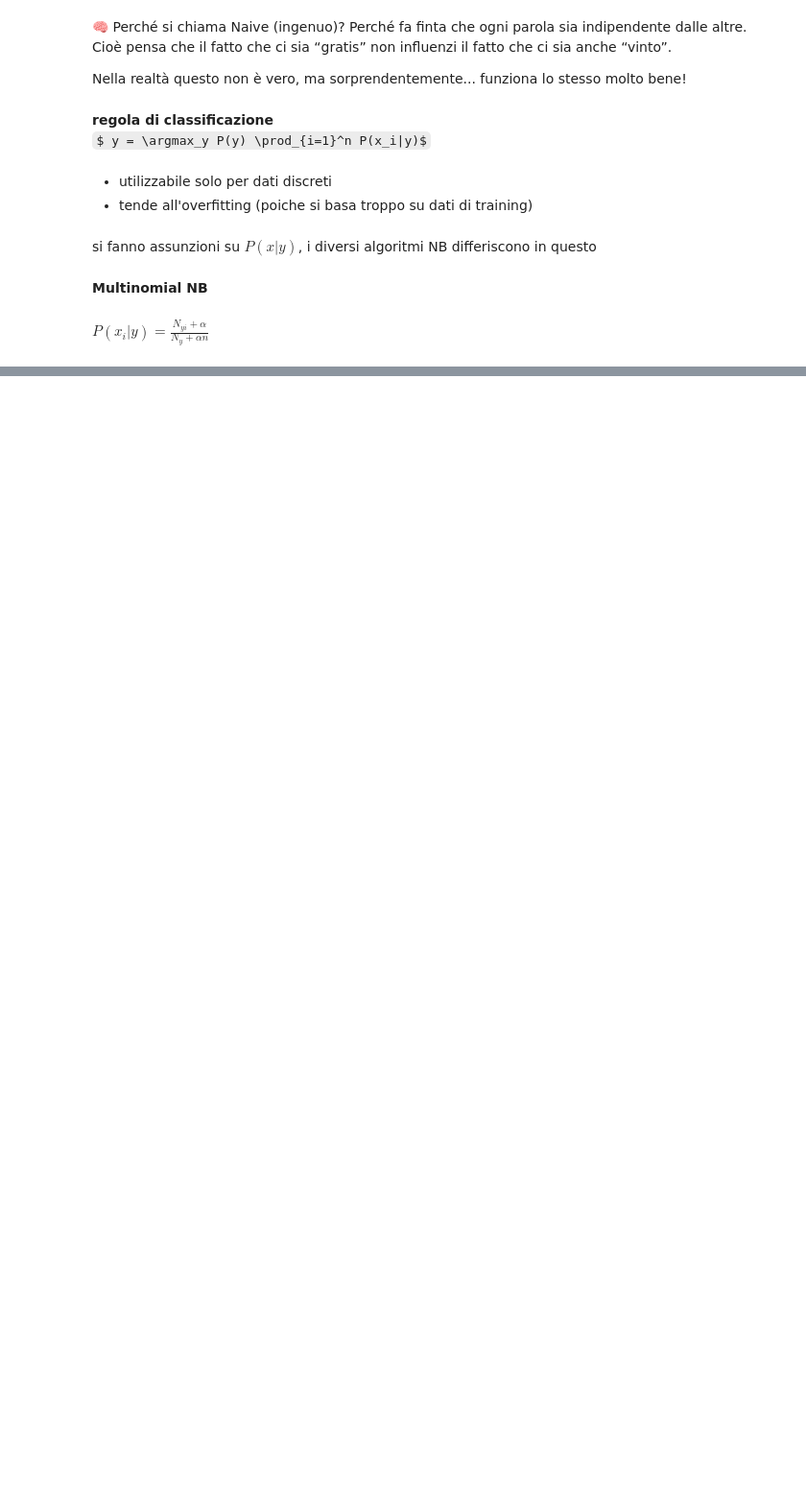
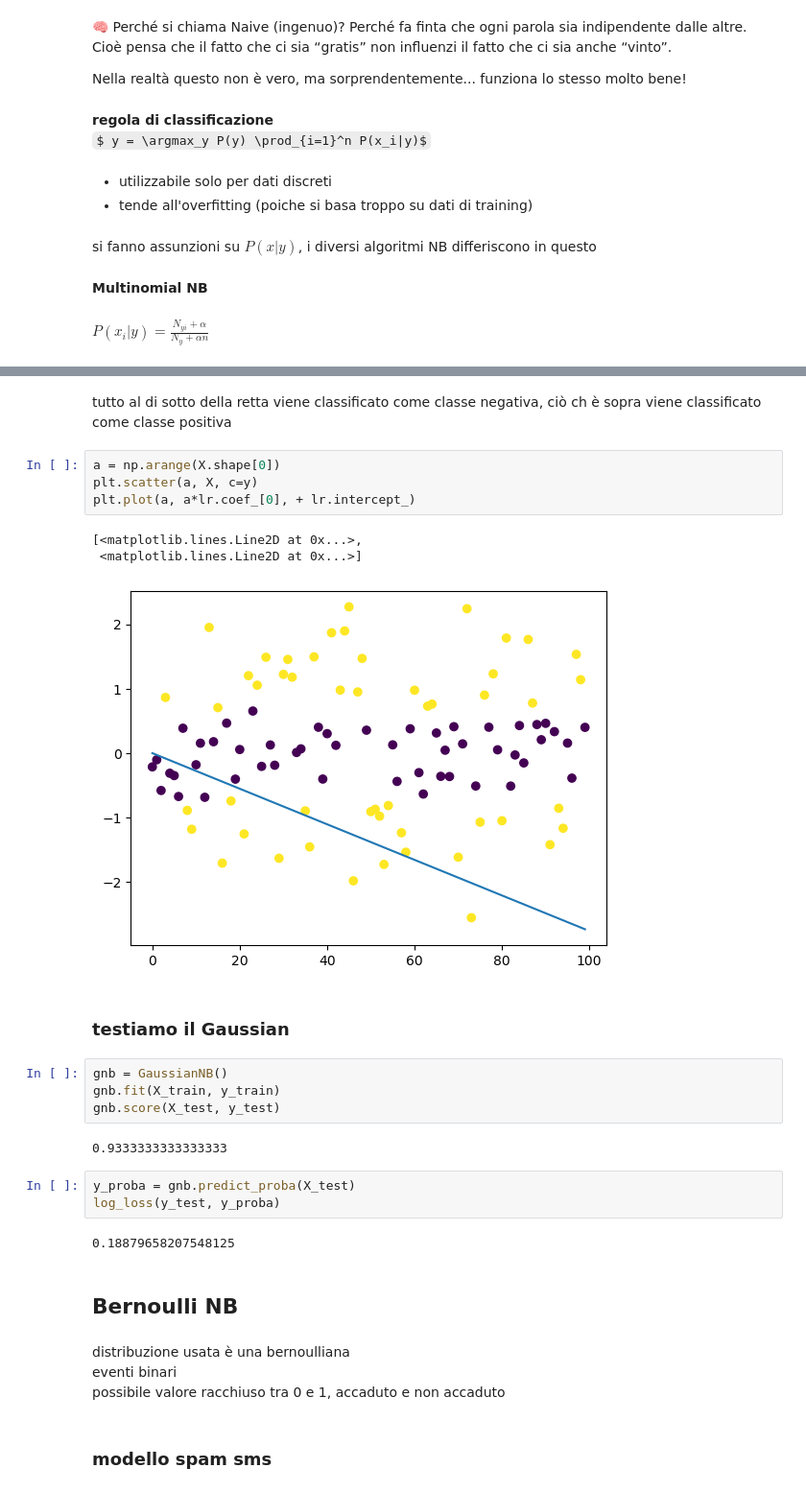
Before and after one commit to adanfindo/ProAI, a Jupyter notebook: AI_developer/Naive_Bayes.ipynb, the cells around one changed output, grey strips where cells are left out. Shown: that part at 96% size. Drawn from its saved outputs; the diff is of its cells as text; some formulas as TeX source; blank space fills up the shorter version.

```diff
--- a/AI_developer/Naive_Bayes.ipynb
+++ b/AI_developer/Naive_Bayes.ipynb
@@ -69,0 +143,31 @@ valido per dati multinomiali
+# %% [markdown]
+tutto al di sotto della retta viene classificato come classe negativa, ciò ch è sopra viene classificato come classe positiva
+# %%
+a = np.arange(X.shape[0])
+plt.scatter(a, X, c=y)
+plt.plot(a, a*lr.coef_[0], + lr.intercept_)
+# %% [output]
+[<matplotlib.lines.Line2D at 0x...>,
+ <matplotlib.lines.Line2D at 0x...>]
+[figure, added]
+# %% [markdown]
+### testiamo il Gaussian
+# %%
+gnb = GaussianNB()
+gnb.fit(X_train, y_train)
+gnb.score(X_test, y_test)
+# %% [output]
+0.9333333333333333
+# %%
+y_proba = gnb.predict_proba(X_test)
+log_loss(y_test, y_proba)
+# %% [output]
+0.18879658207548125
+# %% [markdown]
+## Bernoulli NB
+# %% [markdown]
+distribuzione usata è una bernoulliana <br>
+eventi binari <br>
+possibile valore racchiuso tra 0 e 1, accaduto e non accaduto
+# %% [markdown]
+### modello spam sms
```
Also changed, not shown: parts of 35 cells of this notebook.
